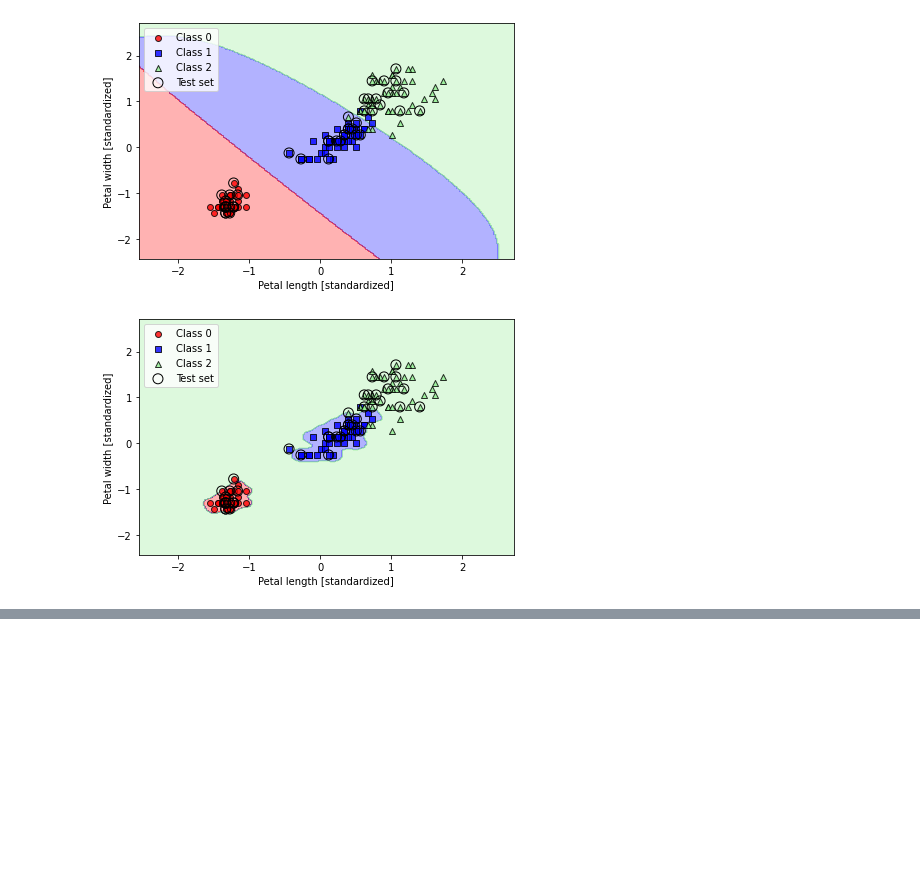
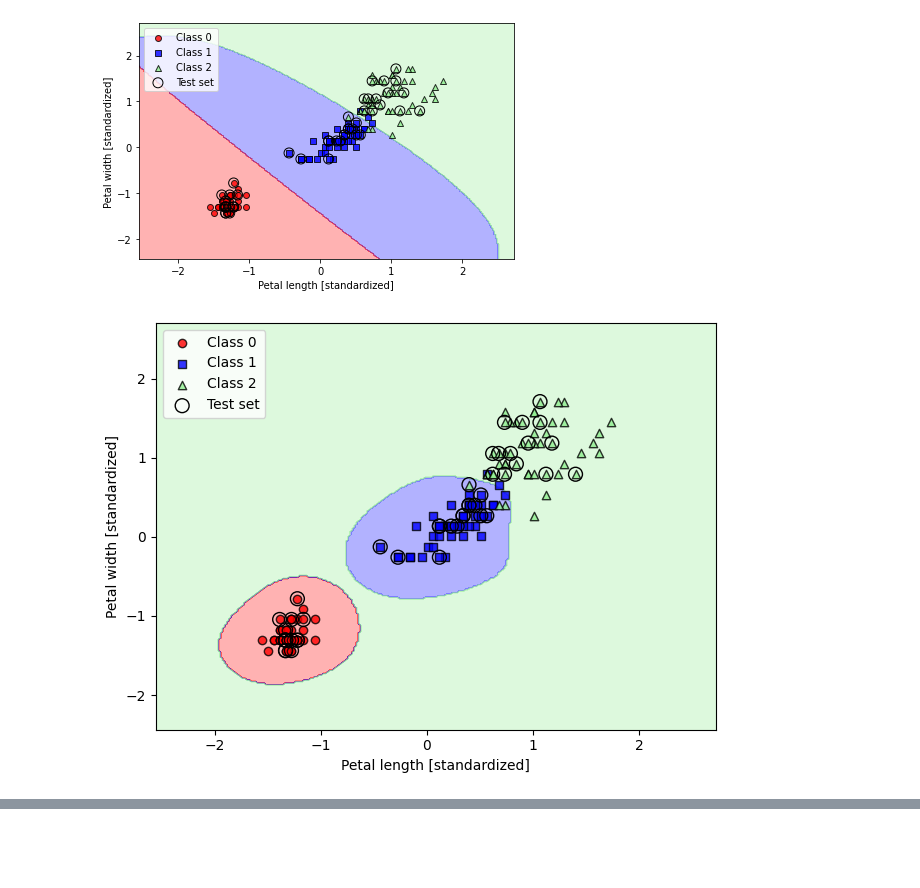
Before and after one commit to nelong/machine-learning-book, a Jupyter notebook: ch03/ch03.ipynb, the cells around one changed output, grey strips where cells are left out. Saved outputs shown, nothing was run; the diff lists cells and outputs as text; code cells hidden in the pictures; blank space fills up the shorter version.

```diff
--- a/ch03/ch03.ipynb
+++ b/ch03/ch03.ipynb
@@ -628,16 +628,16 @@ plt.show()
 # %% [output]
 [figure]
 # %%
-svm = SVC(kernel='rbf', random_state=1, gamma=100.0, C=1.0)
+svm = SVC(kernel='rbf', random_state=1, gamma=5.0, C=1.0)
 svm.fit(X_train_std, y_train)
 
 plot_decision_regions(X_combined_std, y_combined,
                       classifier=svm, test_idx=range(105, 150))
 plt.xlabel('Petal length [standardized]')
 plt.ylabel('Petal width [standardized]')
 plt.legend(loc='upper left')
 plt.tight_layout()
 #plt.savefig('figures/03_16.png', dpi=300)
 plt.show()
 # %% [output]
-[figure, old version]
+[figure, new version]
```
Also changed, not shown: parts of 14 cells of this notebook.
